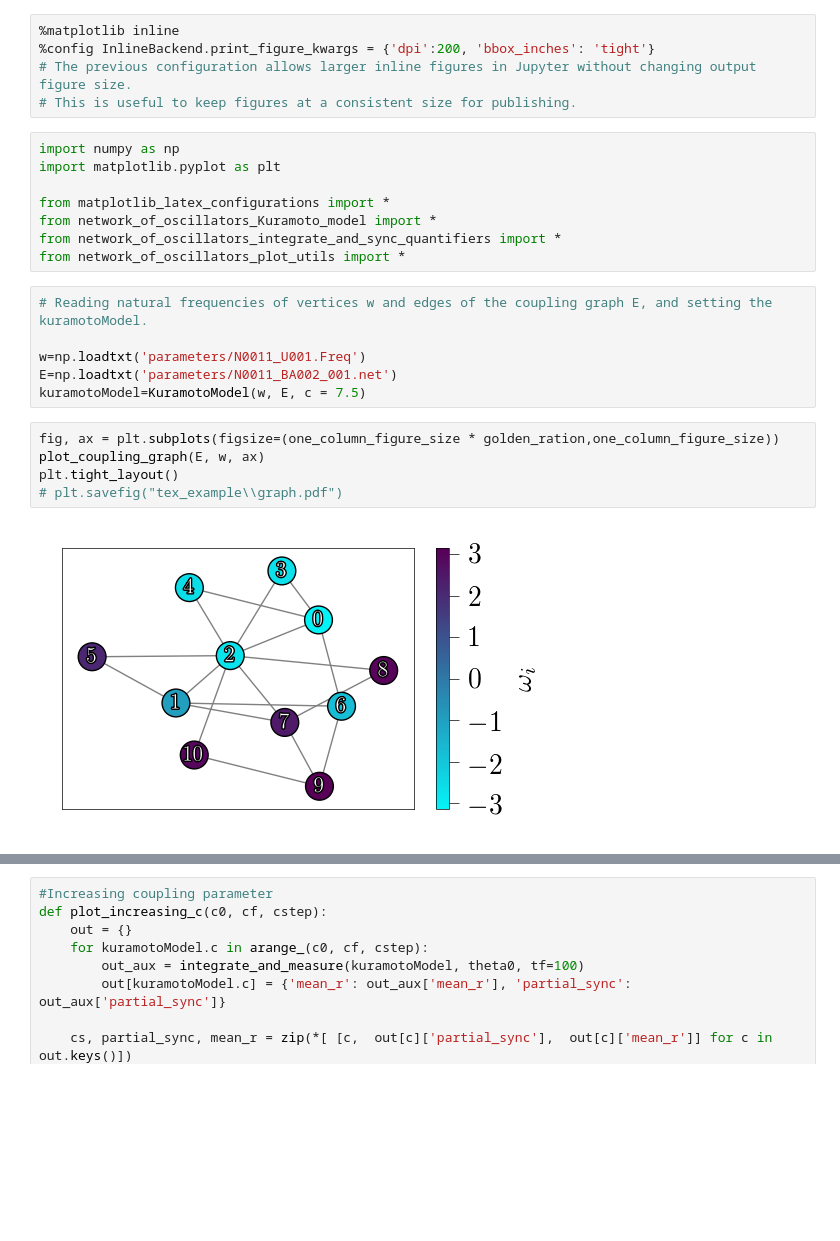
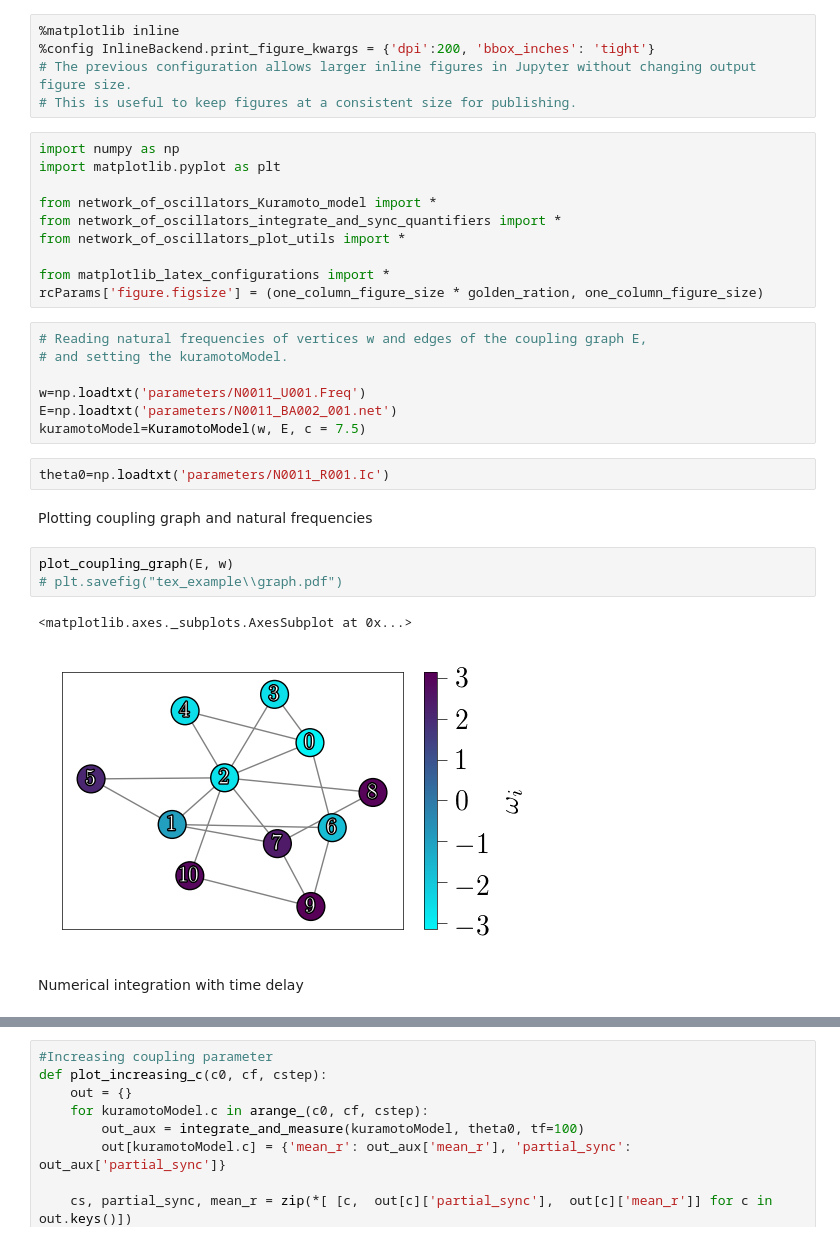
Before and after one commit to cbnfreitas/kuramoto_model_integrate_and_plot, a Jupyter notebook: run_integrate_measure_and_plot.ipynb, the cells around one changed output, grey strips where cells are left out. Saved outputs shown, nothing was run; the diff lists cells and outputs as text; blank space fills up the shorter version.

```diff
--- a/run_integrate_measure_and_plot.ipynb
+++ b/run_integrate_measure_and_plot.ipynb
@@ -7,21 +7,29 @@
 import numpy as np
 import matplotlib.pyplot as plt
 
-from matplotlib_latex_configurations import *
 from network_of_oscillators_Kuramoto_model import *
 from network_of_oscillators_integrate_and_sync_quantifiers import *
 from network_of_oscillators_plot_utils import *
+
+from matplotlib_latex_configurations import *
+rcParams['figure.figsize'] = (one_column_figure_size * golden_ration, one_column_figure_size)
 # %%
-# Reading natural frequencies of vertices w and edges of the coupling graph E, and setting the kuramotoModel.
+# Reading natural frequencies of vertices w and edges of the coupling graph E,
+# and setting the kuramotoModel.
 
 w=np.loadtxt('parameters/N0011_U001.Freq')
 E=np.loadtxt('parameters/N0011_BA002_001.net')
 kuramotoModel=KuramotoModel(w, E, c = 7.5)
+# %%
+theta0=np.loadtxt('parameters/N0011_R001.Ic')
+# %% [markdown]
+Plotting coupling graph and natural frequencies
 # %%
-fig, ax = plt.subplots(figsize=(one_column_figure_size * golden_ration,one_column_figure_size))
-plot_coupling_graph(E, w, ax)
-plt.tight_layout()
+plot_coupling_graph(E, w)
 # plt.savefig("tex_example\\graph.pdf")
 # %% [output]
+<matplotlib.axes._subplots.AxesSubplot at 0x...>
-[figure, old version]
+[figure, new version]
+# %% [markdown]
+Numerical integration with time delay
 # %%
```
Also changed, not shown: parts of 17 cells of this notebook.
